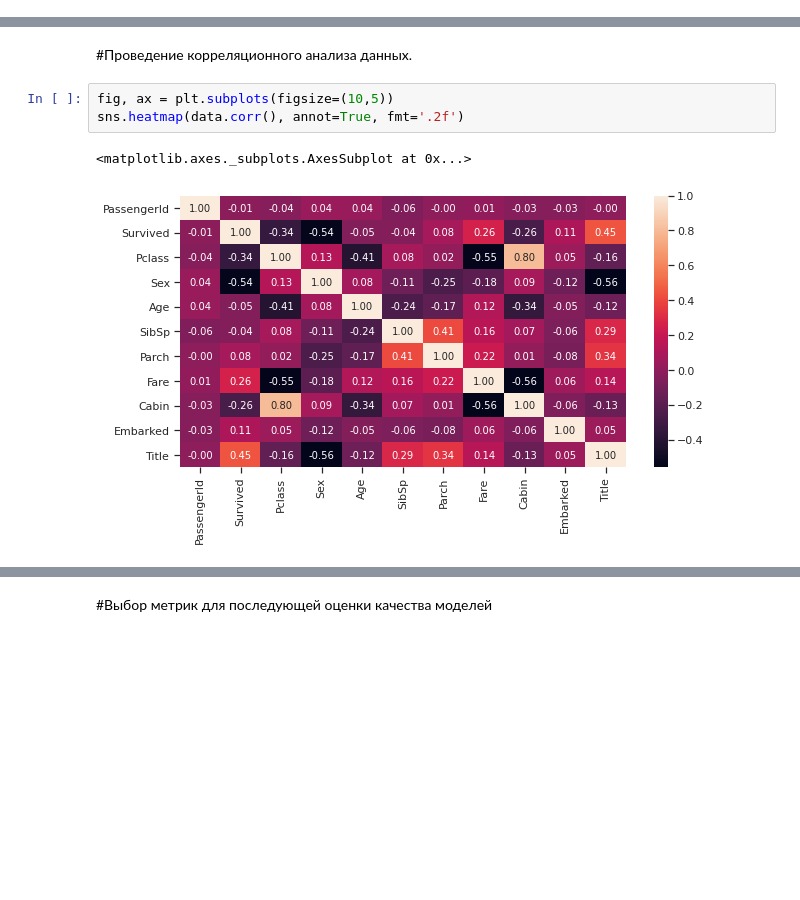
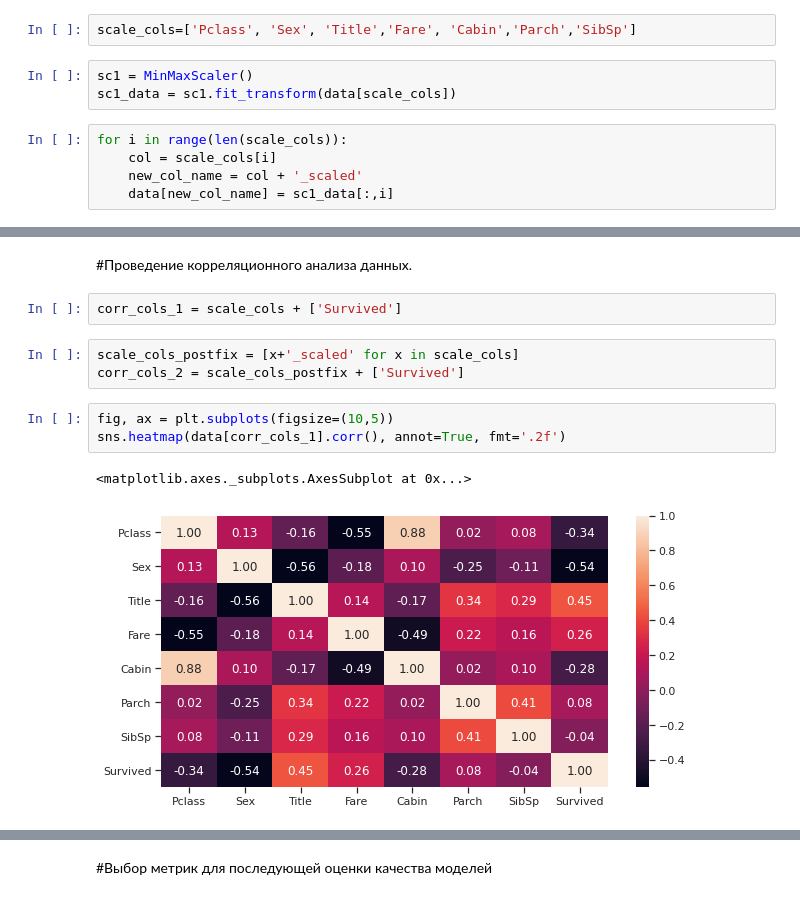
Before and after one commit to farahshahhoud/Machine_Learning, a Jupyter notebook: ДЗ.ipynb, the cells around one changed output, grey strips where cells are left out. Saved outputs shown, nothing was run; the diff lists cells and outputs as text; blank space fills up the shorter version.

```diff
--- a/ДЗ.ipynb
+++ b/ДЗ.ipynb
@@ -551,0 +554,10 @@ test.head()
+# %%
+scale_cols=['Pclass', 'Sex', 'Title','Fare', 'Cabin','Parch','SibSp']
+# %%
+sc1 = MinMaxScaler()
+sc1_data = sc1.fit_transform(data[scale_cols])
+# %%
+for i in range(len(scale_cols)):
+    col = scale_cols[i]
+    new_col_name = col + '_scaled'
+    data[new_col_name] = sc1_data[:,i]
@@ -552,8 +591,13 @@ test.head()
 # %% [markdown]
 #Проведение корреляционного анализа данных.
+# %%
+corr_cols_1 = scale_cols + ['Survived']
+# %%
+scale_cols_postfix = [x+'_scaled' for x in scale_cols]
+corr_cols_2 = scale_cols_postfix + ['Survived']
 # %%
 fig, ax = plt.subplots(figsize=(10,5))
-sns.heatmap(data.corr(), annot=True, fmt='.2f')
+sns.heatmap(data[corr_cols_1].corr(), annot=True, fmt='.2f')
 # %% [output]
 <matplotlib.axes._subplots.AxesSubplot at 0x...>
-[figure, old version]
+[figure, new version]
```
Also changed, not shown: parts of 9 cells of this notebook.
